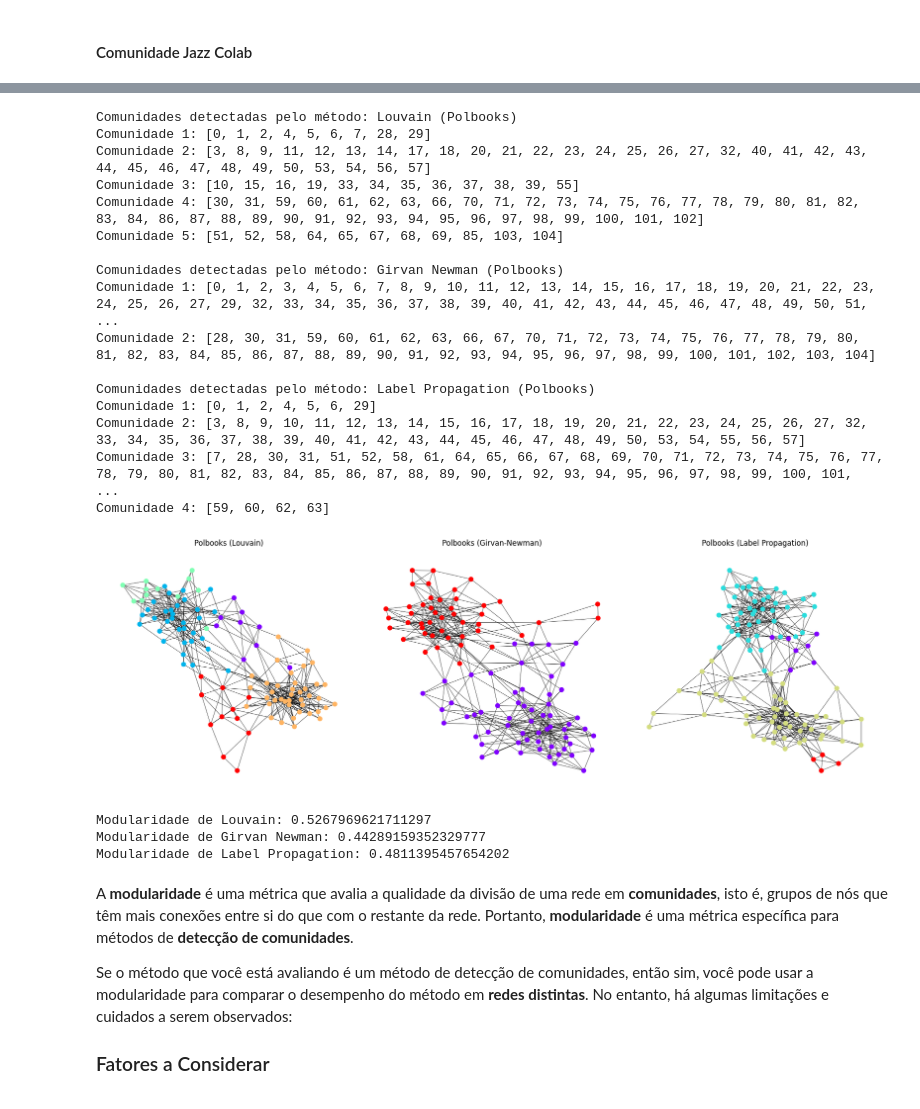
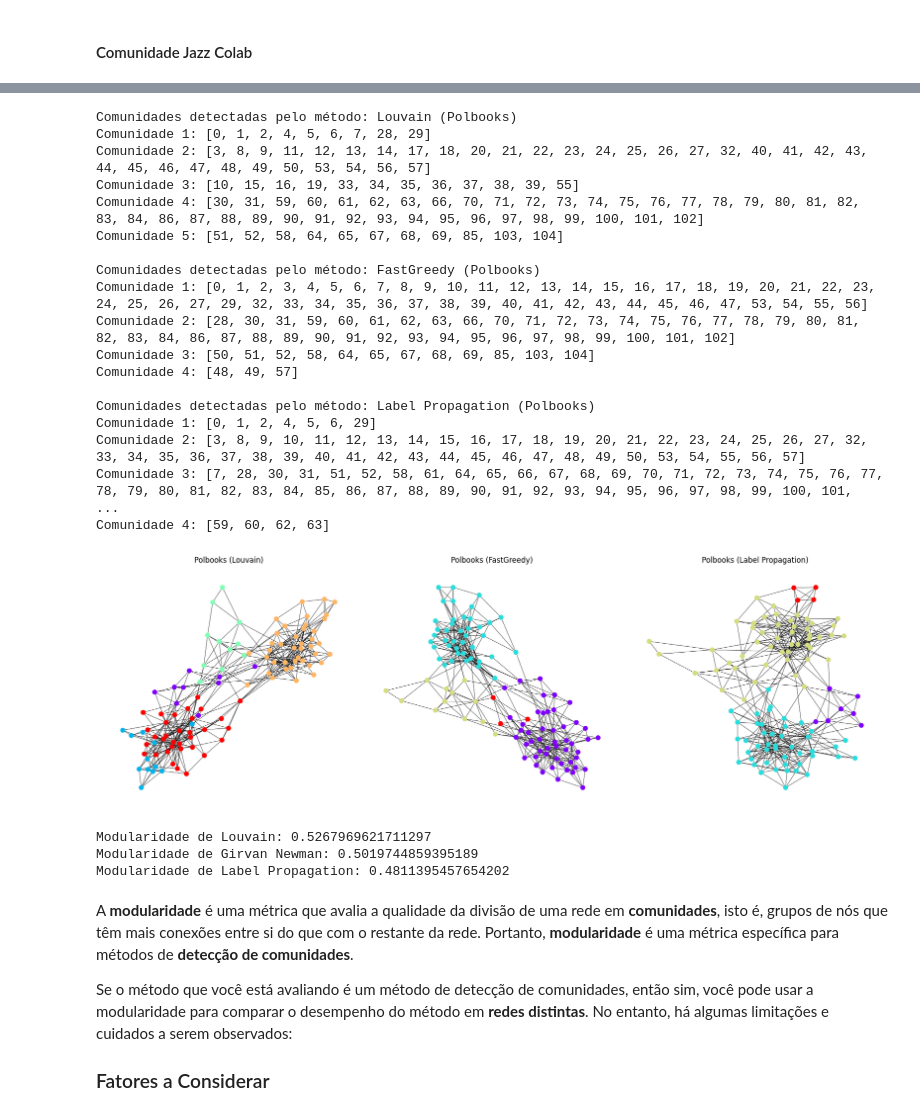
Before and after one commit to VictorFrancheto/logistic-regression, a Jupyter notebook: Prova_1.ipynb, the cells around one changed output, grey strips where cells are left out. Cells and saved outputs as stored; diff of their text form; code cells hidden in the pictures.

```diff
--- a/Prova_1.ipynb
+++ b/Prova_1.ipynb
@@ -275,13 +276,15 @@ def detect_communities_louvain(G_nx):
     """
     return community_louvain.best_partition(G_nx)
 
-def detect_communities_girvan_newman(G_nx):
+def detect_communities_fastgreedy(G_nx):
     """
-    Método de detecção de comunidades utilizando o algoritmo Girvan-Newman.
+    Método de detecção de comunidades utilizando o algoritmo FastGreedy.
     """
-    comp = girvan_newman(G_nx)
-    limited = itertools.takewhile(lambda c: len(c) <= 10, comp)  # Limitar para não ter muitas divisões
-    return next(limited)
+    # Detecta as comunidades utilizando o algoritmo FastGreedy
+    communities = greedy_modularity_communities(G_nx)
+
+    # Converte o conjunto de comunidades em uma lista de listas de nós
+    return [list(community) for community in communities]
 
 def detect_communities_label_propagation(G_nx):
     """
@@ -389,48 +399,51 @@ fig, axs = plt.subplots(ncols=3, figsize=(18, 6))  # 3 colunas para os subplots
 
 # Detectar comunidades usando diferentes métodos
 communities_polbooks_l = detect_communities_louvain(G_polbooks)
-communities_polbooks_g = detect_communities_girvan_newman(G_polbooks)
+communities_polbooks_g = detect_communities_fastgreedy(G_polbooks)
 communities_polbooks_p = detect_communities_label_propagation(G_polbooks)
 
 
 # Printando as comunidades
 print_communities(communities_polbooks_l, "Louvain (Polbooks)")
-print_communities(communities_polbooks_g, "Girvan Newman (Polbooks)")
+print_communities(communities_polbooks_g, "FastGreedy (Polbooks)")
 print_communities(communities_polbooks_p, "Label Propagation (Polbooks)")
 
 
 # Plotar os grafos com as comunidades
 plot_communities(G_polbooks, communities_polbooks_l, axs[0], "Polbooks (Louvain)")
-plot_communities(G_polbooks, communities_polbooks_g, axs[1], "Polbooks (Girvan-Newman)")
+plot_communities(G_polbooks, communities_polbooks_g, axs[1], "Polbooks (FastGreedy)")
 plot_communities(G_polbooks, communities_polbooks_p, axs[2], "Polbooks (Label Propagation)")
 
 # Mostrar o gráfico
 plt.tight_layout()  # Ajustar espaçamento entre os subplots
+plt.savefig('rede_polbooks_comunidade.jpg', format='jpeg')
 plt.show()
 
 print(f'Modularidade de Louvain: {calculate_modularity(G_polbooks, communities_polbooks_l)}')
 print(f'Modularidade de Girvan Newman: {calculate_modularity(G_polbooks, communities_polbooks_g)}')
 print(f'Modularidade de Label Propagation: {calculate_modularity(G_polbooks, communities_polbooks_p)}')
 # %% [output]
 Comunidades detectadas pelo método: Louvain (Polbooks)
 Comunidade 1: [0, 1, 2, 4, 5, 6, 7, 28, 29]
 Comunidade 2: [3, 8, 9, 11, 12, 13, 14, 17, 18, 20, 21, 22, 23, 24, 25, 26, 27, 32, 40, 41, 42, 43, 44, 45, 46, 47, 48, 49, 50, 53, 54, 56, 57]
 Comunidade 3: [10, 15, 16, 19, 33, 34, 35, 36, 37, 38, 39, 55]
 Comunidade 4: [30, 31, 59, 60, 61, 62, 63, 66, 70, 71, 72, 73, 74, 75, 76, 77, 78, 79, 80, 81, 82, 83, 84, 86, 87, 88, 89, 90, 91, 92, 93, 94, 95, 96, 97, 98, 99, 100, 101, 102]
 Comunidade 5: [51, 52, 58, 64, 65, 67, 68, 69, 85, 103, 104]
 
-Comunidades detectadas pelo método: Girvan Newman (Polbooks)
-Comunidade 1: [0, 1, 2, 3, 4, 5, 6, 7, 8, 9, 10, 11, 12, 13, 14, 15, 16, 17, 18, 19, 20, 21, 22, 23, 24, 25, 26, 27, 29, 32, 33, 34, 35, 36, 37, 38, 39, 40, 41, 42, 43, 44, 45, 46, 47, 48, 49, 50, 51, ...
-Comunidade 2: [28, 30, 31, 59, 60, 61, 62, 63, 66, 67, 70, 71, 72, 73, 74, 75, 76, 77, 78, 79, 80, 81, 82, 83, 84, 85, 86, 87, 88, 89, 90, 91, 92, 93, 94, 95, 96, 97, 98, 99, 100, 101, 102, 103, 104]
+Comunidades detectadas pelo método: FastGreedy (Polbooks)
+Comunidade 1: [0, 1, 2, 3, 4, 5, 6, 7, 8, 9, 10, 11, 12, 13, 14, 15, 16, 17, 18, 19, 20, 21, 22, 23, 24, 25, 26, 27, 29, 32, 33, 34, 35, 36, 37, 38, 39, 40, 41, 42, 43, 44, 45, 46, 47, 53, 54, 55, 56]
+Comunidade 2: [28, 30, 31, 59, 60, 61, 62, 63, 66, 70, 71, 72, 73, 74, 75, 76, 77, 78, 79, 80, 81, 82, 83, 84, 86, 87, 88, 89, 90, 91, 92, 93, 94, 95, 96, 97, 98, 99, 100, 101, 102]
+Comunidade 3: [50, 51, 52, 58, 64, 65, 67, 68, 69, 85, 103, 104]
+Comunidade 4: [48, 49, 57]
 
 Comunidades detectadas pelo método: Label Propagation (Polbooks)
 Comunidade 1: [0, 1, 2, 4, 5, 6, 29]
 Comunidade 2: [3, 8, 9, 10, 11, 12, 13, 14, 15, 16, 17, 18, 19, 20, 21, 22, 23, 24, 25, 26, 27, 32, 33, 34, 35, 36, 37, 38, 39, 40, 41, 42, 43, 44, 45, 46, 47, 48, 49, 50, 53, 54, 55, 56, 57]
 Comunidade 3: [7, 28, 30, 31, 51, 52, 58, 61, 64, 65, 66, 67, 68, 69, 70, 71, 72, 73, 74, 75, 76, 77, 78, 79, 80, 81, 82, 83, 84, 85, 86, 87, 88, 89, 90, 91, 92, 93, 94, 95, 96, 97, 98, 99, 100, 101,  ...
 Comunidade 4: [59, 60, 62, 63]
-[figure, old version]
+[figure, new version]
 Modularidade de Louvain: 0.5267969621711297
-Modularidade de Girvan Newman: 0.44289159352329777
+Modularidade de Girvan Newman: 0.5019744859395189
 Modularidade de Label Propagation: 0.4811395457654202
 # %% [markdown]
 A **modularidade** é uma métrica que avalia a qualidade da divisão de uma rede em **comunidades**, isto é, grupos de nós que têm mais conexões entre si do que com o restante da rede. Portanto, **modularidade** é uma métrica específica para métodos de **detecção de comunidades**.
```
Also changed, not shown: parts of 5 cells of this notebook.
